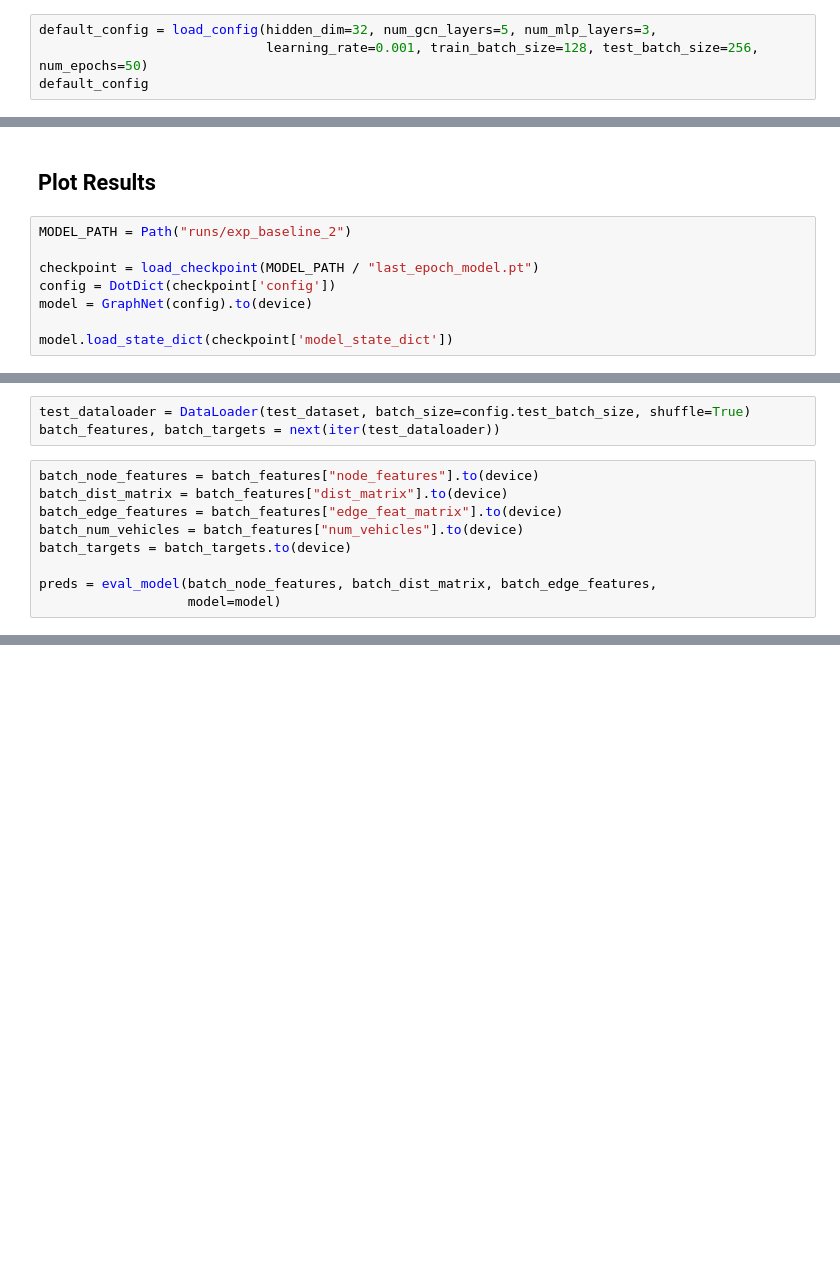
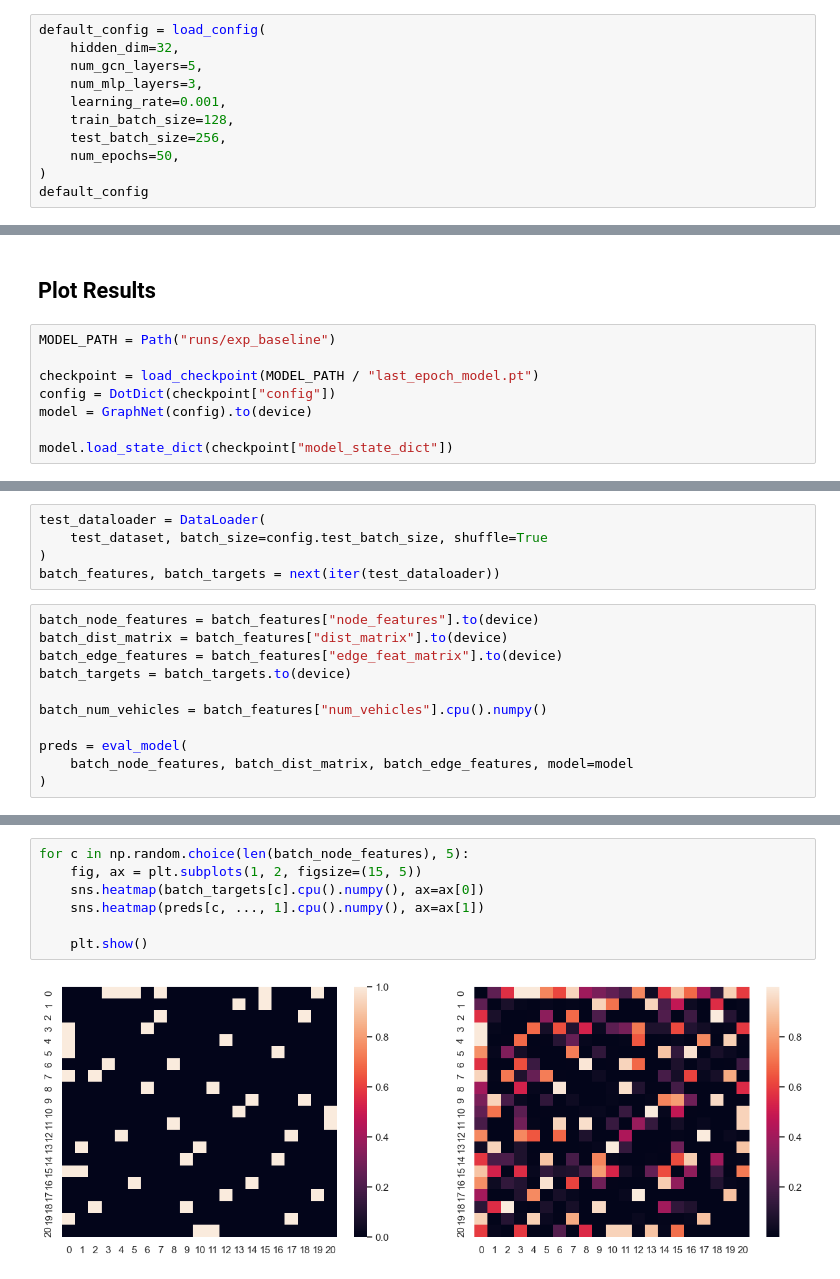
Before and after one commit to sebammon/vrp-thesis, a Jupyter notebook: VRP GraphConvNet.ipynb, the cells around one changed output, grey strips where cells are left out. Cells and saved outputs as stored; diff of their text form; blank space fills up the shorter version.

```diff
--- a/VRP GraphConvNet.ipynb
+++ b/VRP GraphConvNet.ipynb
@@ -64,4 +77,11 @@ print("Device", device)
 # %%
-default_config = load_config(hidden_dim=32, num_gcn_layers=5, num_mlp_layers=3,
-                             learning_rate=0.001, train_batch_size=128, test_batch_size=256, num_epochs=50)
+default_config = load_config(
+    hidden_dim=32,
+    num_gcn_layers=5,
+    num_mlp_layers=3,
+    learning_rate=0.001,
+    train_batch_size=128,
+    test_batch_size=256,
+    num_epochs=50,
+)
 default_config
@@ -361,10 +415,10 @@ writer.close()
 # %% [markdown]
 ## Plot Results
 # %%
-MODEL_PATH = Path("runs/exp_baseline_2")
+MODEL_PATH = Path("runs/exp_baseline")
 
 checkpoint = load_checkpoint(MODEL_PATH / "last_epoch_model.pt")
-config = DotDict(checkpoint['config'])
+config = DotDict(checkpoint["config"])
 model = GraphNet(config).to(device)
 
-model.load_state_dict(checkpoint['model_state_dict'])
+model.load_state_dict(checkpoint["model_state_dict"])
@@ -371,12 +427,16 @@ model.load_state_dict(checkpoint['model_state_dict'])
 # %%
-test_dataloader = DataLoader(test_dataset, batch_size=config.test_batch_size, shuffle=True)
+test_dataloader = DataLoader(
+    test_dataset, batch_size=config.test_batch_size, shuffle=True
+)
 batch_features, batch_targets = next(iter(test_dataloader))
 # %%
 batch_node_features = batch_features["node_features"].to(device)
 batch_dist_matrix = batch_features["dist_matrix"].to(device)
 batch_edge_features = batch_features["edge_feat_matrix"].to(device)
-batch_num_vehicles = batch_features["num_vehicles"].to(device)
 batch_targets = batch_targets.to(device)
 
-preds = eval_model(batch_node_features, batch_dist_matrix, batch_edge_features,
-                   model=model)
+batch_num_vehicles = batch_features["num_vehicles"].cpu().numpy()
+
+preds = eval_model(
+    batch_node_features, batch_dist_matrix, batch_edge_features, model=model
+)
@@ -389,0 +544,9 @@ choices = np.random.choice(len(batch_targets), 10)
+# %%
+for c in np.random.choice(len(batch_node_features), 5):
+    fig, ax = plt.subplots(1, 2, figsize=(15, 5))
+    sns.heatmap(batch_targets[c].cpu().numpy(), ax=ax[0])
+    sns.heatmap(preds[c, ..., 1].cpu().numpy(), ax=ax[1])
+
+    plt.show()
+# %% [output]
+[figure, added]
```
Also changed, not shown: parts of 22 cells of this notebook, 2 other files.
